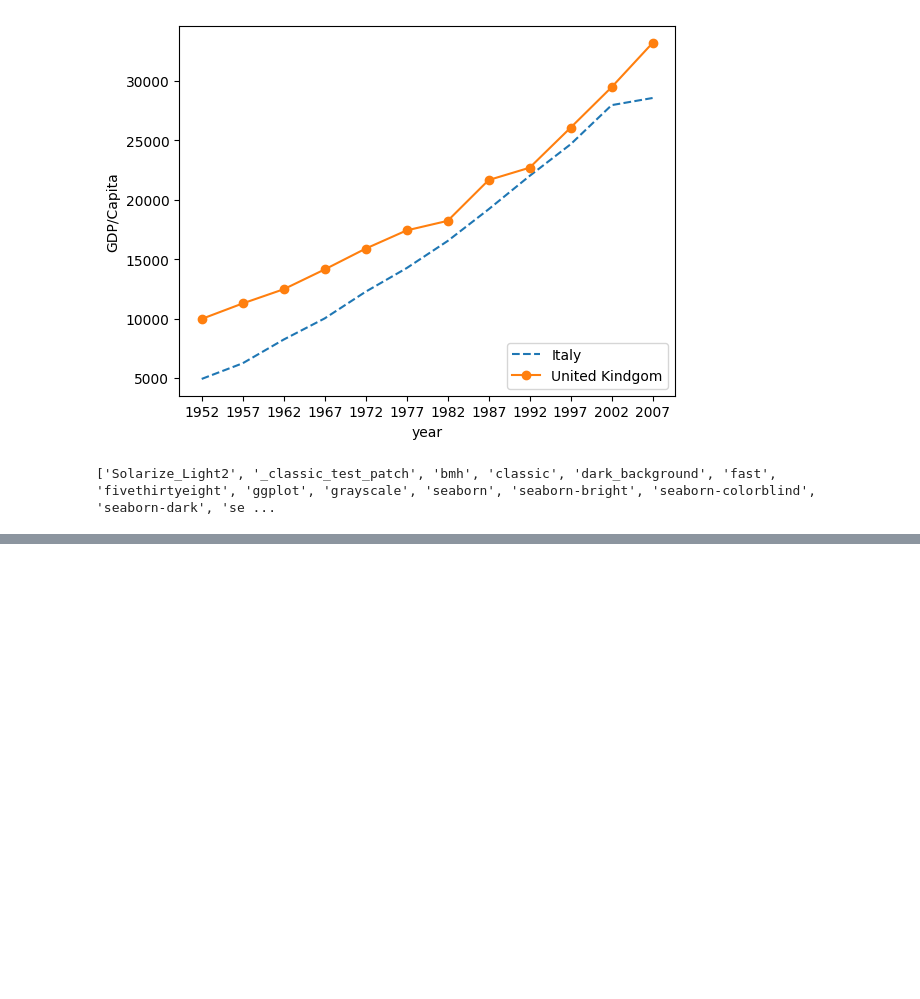
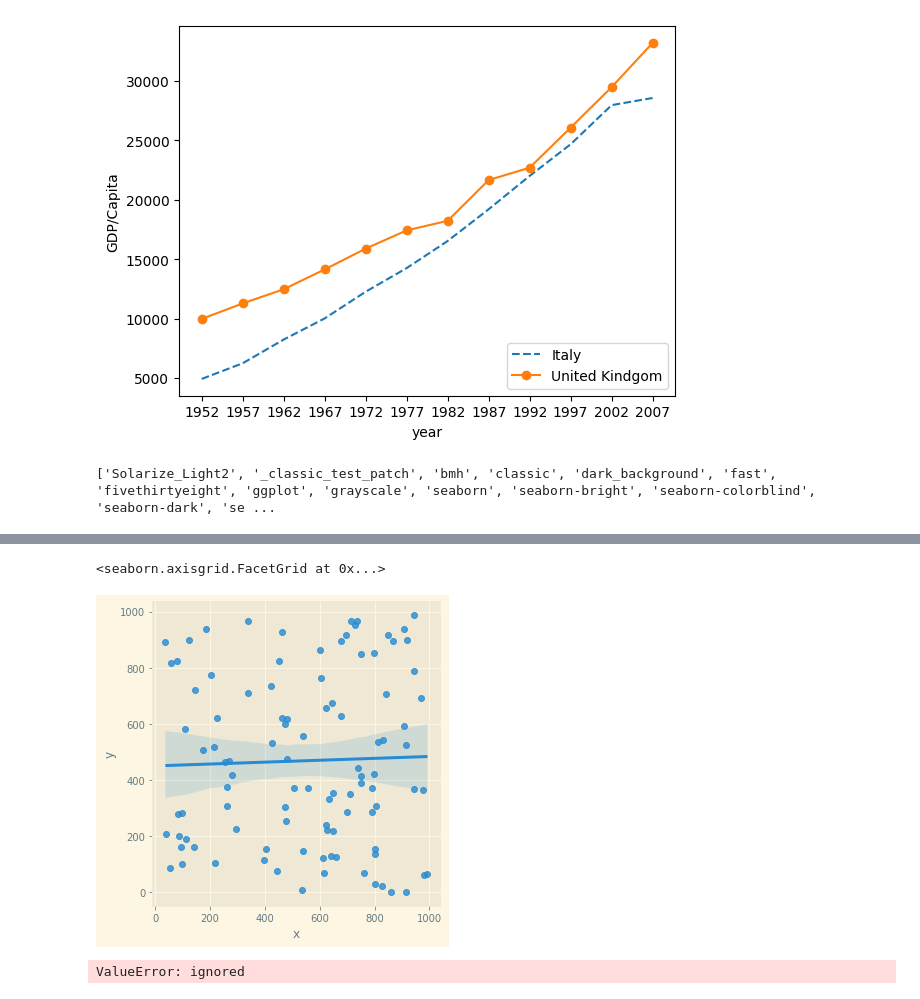
Before and after one commit to Matt9120/PracComp2022, a Jupyter notebook: PracComp2022.ipynb, the cells around one changed output, grey strips where cells are left out. Drawn from its saved outputs; the diff is of its cells as text; code cells hidden in the pictures; blank space fills up the shorter version.

```diff
--- a/PracComp2022.ipynb
+++ b/PracComp2022.ipynb
@@ -614,0 +686,9 @@ print(plt.style.available)
+# %%
+sns.lmplot('x', 'y', data=rand_df)
+# %% [output]
+<seaborn.axisgrid.FacetGrid at 0x...>
+[figure, added]
+# %%
+sns.kdeplot('x', 'y', rand_df.x, rand_df.y)
+# %% [output]
+ValueError: ignored
```
Also changed, not shown: parts of 16 cells of this notebook.
